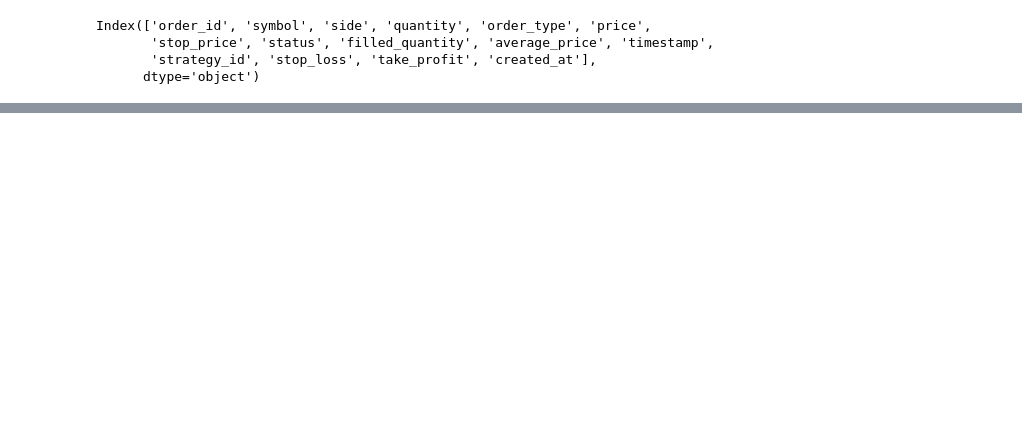
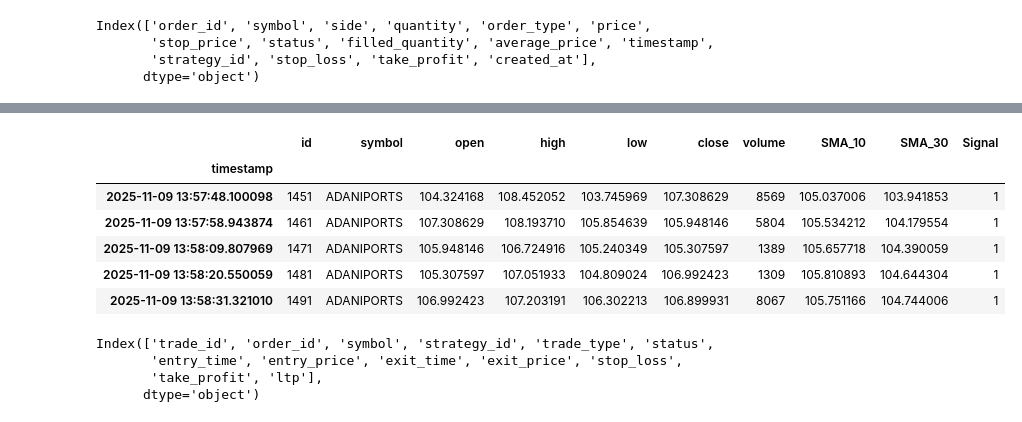
Before and after one commit to AryanGupta0007/algoTradingProject, a Jupyter notebook: analysis.ipynb, the cells around one changed output, grey strips where cells are left out. Drawn from its saved outputs; the diff is of its cells as text; code cells hidden in the pictures; blank space fills up the shorter version.

```diff
--- a/analysis.ipynb
+++ b/analysis.ipynb
@@ -13,7 +13,7 @@ portfolio_df = pd.read_sql("SELECT * FROM portfolio_state", conn)
 daily_df = pd.read_sql("SELECT * FROM daily_metrics", conn)
 metrics_df = pd.read_sql("SELECT * FROM strategy_metrics", conn)
 trade_logs_df = pd.read_sql("SELECT * FROM trades", conn)
-
+market_df = pd.read_sql("SELECT * FROM market_data", conn)
 
 
 # Close the connection
@@ -110,0 +73,5 @@ positions_df[positions_df['strategy_id'] == 'RSI_ADANIENT']
+# %%
+market_df['timestamp'] = pd.to_datetime(market_df['timestamp'], format='mixed')
+market_df.sort_values('timestamp', inplace=True, ascending=True)
+market_df.set_index('timestamp', inplace=True)
+market_df[market_df['symbol'] == 'RELIANCE']
@@ -110,0 +112,8 @@ positions_df[positions_df['strategy_id'] == 'RSI_ADANIENT']
+# %%
+adaniports_df = market_df[market_df['symbol'] == 'ADANIPORTS']
+# %%
+import numpy as np
+adaniports_df['SMA_10'] = adaniports_df['close'].rolling(window=10).mean()
+adaniports_df['SMA_30'] = adaniports_df['close'].rolling(window=30).mean()
+
+adaniports_df['Signal'] = np.where(adaniports_df['SMA_10'] > adaniports_df['SMA_30'], 1, 0)
@@ -110,0 +136,17 @@ positions_df[positions_df['strategy_id'] == 'RSI_ADANIENT']
+# %%
+adaniports_df.tail(5)
+# %% [output]
+|  | id | symbol | open | high | low | close | volume | SMA_10 | SMA_30 | Signal |
+| timestamp |  |  |  |  |  |  |  |  |  |  |
+| 2025-11-09 13:57:48.100098 | 1451 | ADANIPORTS | 104.324168 | 108.452052 | 103.745969 | 107.308629 | 8569 | 105.037006 | 103.941853 | 1 |
+| 2025-11-09 13:57:58.943874 | 1461 | ADANIPORTS | 107.308629 | 108.193710 | 105.854639 | 105.948146 | 5804 | 105.534212 | 104.179554 | 1 |
+| 2025-11-09 13:58:09.807969 | 1471 | ADANIPORTS | 105.948146 | 106.724916 | 105.240349 | 105.307597 | 1389 | 105.657718 | 104.390059 | 1 |
+| 2025-11-09 13:58:20.550059 | 1481 | ADANIPORTS | 105.307597 | 107.051933 | 104.809024 | 106.992423 | 1309 | 105.810893 | 104.644304 | 1 |
+| 2025-11-09 13:58:31.321010 | 1491 | ADANIPORTS | 106.992423 | 107.203191 | 106.302213 | 106.899931 | 8067 | 105.751166 | 104.744006 | 1 |
+# %%
+trade_logs_df.columns
+# %% [output]
+Index(['trade_id', 'order_id', 'symbol', 'strategy_id', 'trade_type', 'status',
+       'entry_time', 'entry_price', 'exit_time', 'exit_price', 'stop_loss',
+       'take_profit', 'ltp'],
+      dtype='object')
```
Also changed, not shown: parts of 14 cells of this notebook, 11 other files.
